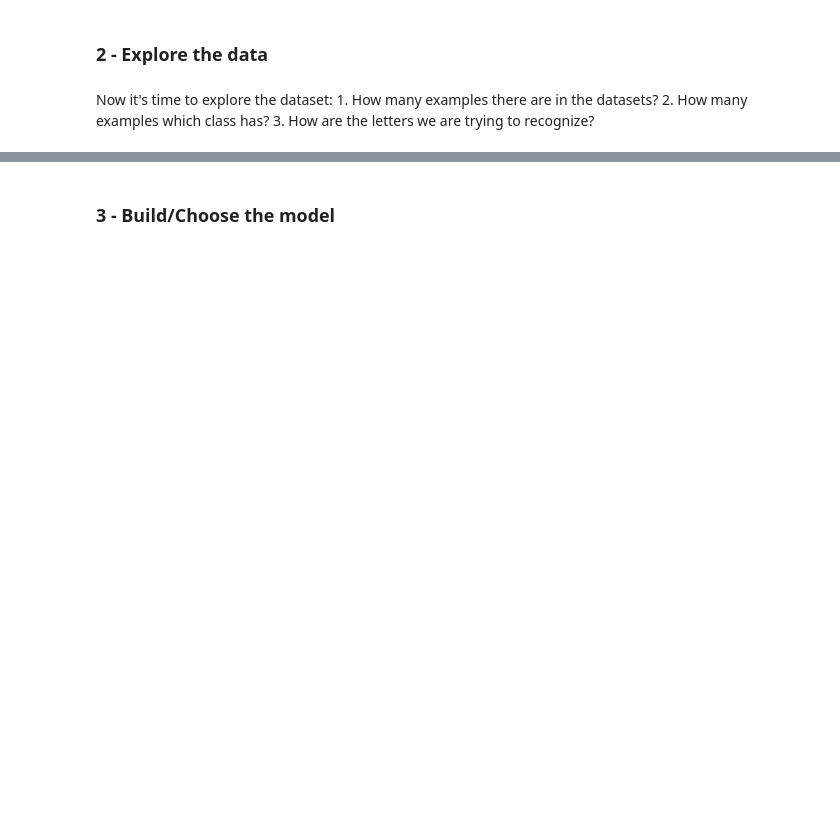
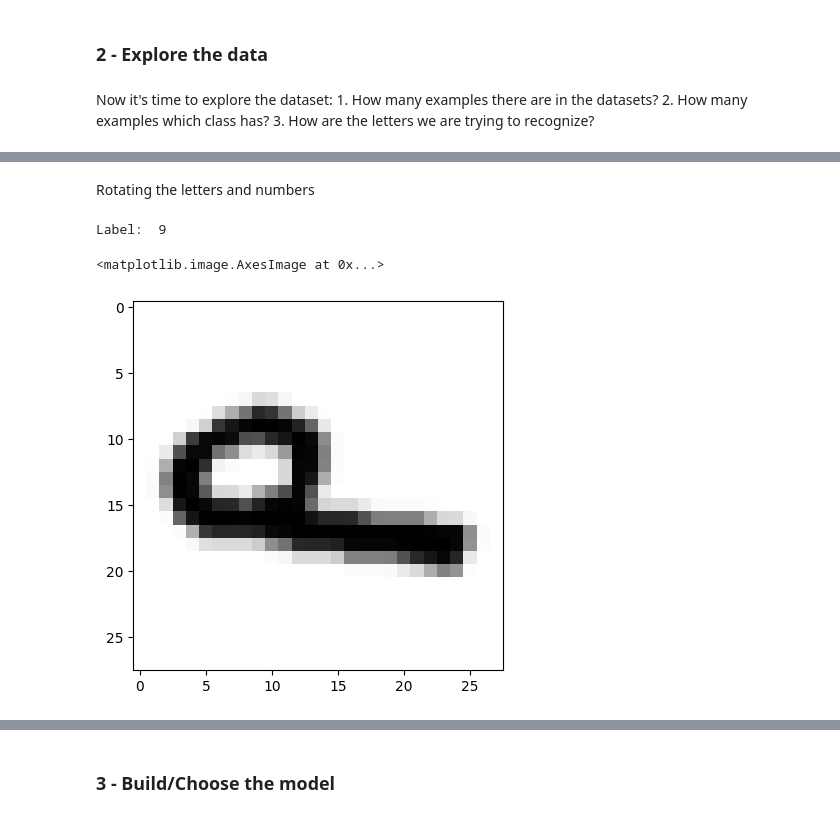
Before and after one commit to BurgaoTheChamp/RecognizeLettersAndNumbers, a Jupyter notebook: RecognizeLettersAndNumbers.ipynb, the cells around one changed output, grey strips where cells are left out. Cells and saved outputs as stored; diff of their text form; code cells hidden in the pictures; blank space fills up the shorter version.

```diff
--- a/RecognizeLettersAndNumbers.ipynb
+++ b/RecognizeLettersAndNumbers.ipynb
@@ -201,0 +278,18 @@ plt.show();
+# %% [markdown]
+Rotating the letters and numbers
+# %%
+#Getting an image from the dataSet with its label
+sampleImageLabeled = dataSetTrain.iloc[45]
+
+#Removing its first colums which its label
+sampleImage = sampleImageLabeled.iloc[1:]
+
+#Priting its label wichi is stored in the hashmap
+print("Label: ", labelHashMap[sampleImageLabeled[0]])
+
+#Ploting the image
+plt.imshow(sampleImage.values.reshape(28, 28), cmap=plt.cm.gray_r)
+# %% [output]
+Label:  9
+<matplotlib.image.AxesImage at 0x...>
+[figure, added]
```
Also changed, not shown: parts of 18 cells of this notebook.
